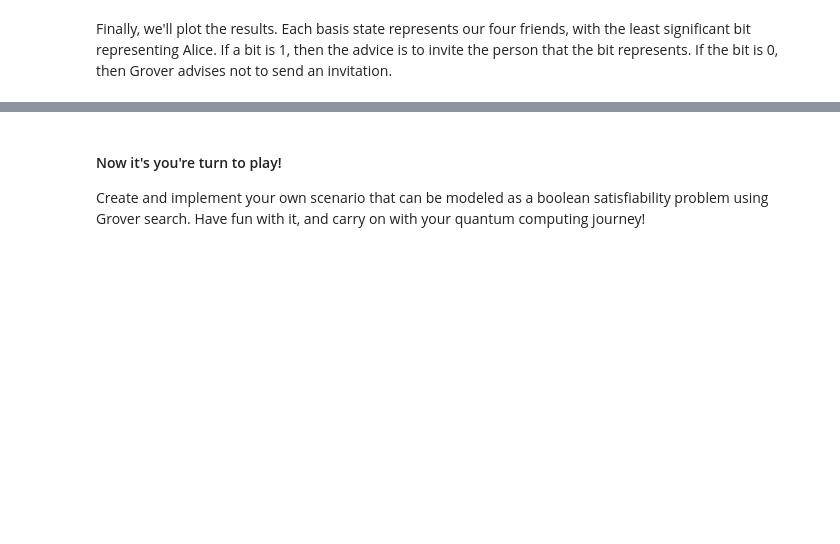
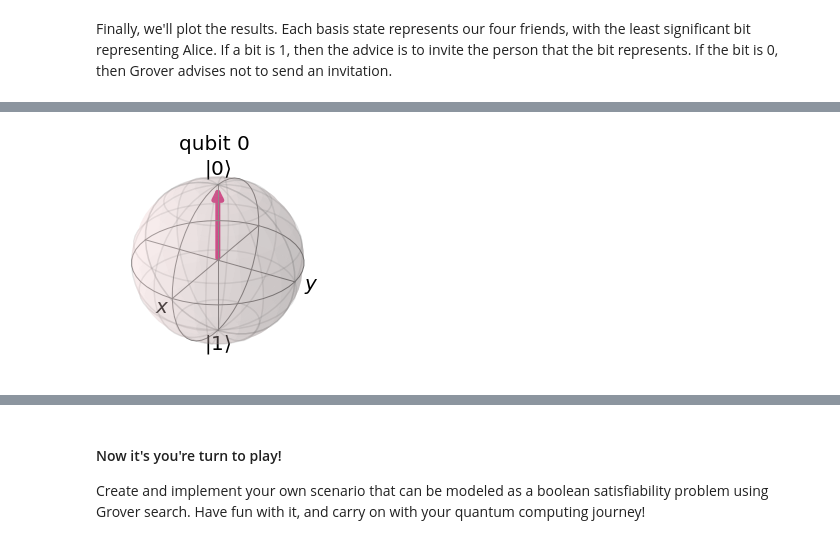
Before and after one commit to ordmoj/qiskit-community-tutorials, a Jupyter notebook: qiskit_advocates/meetups/11_04_19-Hassi_Norlen-McLean/grover_aqua.ipynb, the cells around one changed output, grey strips where cells are left out. Drawn from its saved outputs; the diff is of its cells as text; code cells hidden in the pictures; blank space fills up the shorter version.

```diff
--- a/qiskit_advocates/meetups/11_04_19-Hassi_Norlen-McLean/grover_aqua.ipynb
+++ b/qiskit_advocates/meetups/11_04_19-Hassi_Norlen-McLean/grover_aqua.ipynb
@@ -128,0 +129,88 @@ help(Grover)
+# %%
+print("Ch 8: Running “diagnostics” with the state vector simulator")
+print("-----------------------------------------------------------")
+
+
+
+# Import the required Qiskit classes
+from qiskit import(
+    QuantumCircuit,
+    execute,
+    Aer,
+    IBMQ)
+
+# Import Blochsphere visualization
+from qiskit.visualization import *
+
+# Import some math that we will need
+from math import pi
+
+# Set numbers display options
+import numpy as np
+np.set_printoptions(precision=3)
+
+# Create a function that requests and display the state vector
+# Use this function as a diagnositc tool when constructing your circuits
+backend = Aer.get_backend('statevector_simulator')
+
+def s_vec(circuit):
+    print(circuit.n_qubits, "qubit quantum circuit:\n------------------------")
+    print(circuit)
+    psi=execute(circuit, backend).result().get_statevector(circuit)
+    print("State vector for the",circuit.n_qubits,"qubit circuit:\n\n",psi)
+    print("\nState vector as Bloch sphere.\n")
+    display(plot_bloch_multivector(psi))
+    print("\nState vector as Q sphere.")
+    display(iplot_state_qsphere(psi,figsize=(5,5)))
+    input("Press enter to continue...\n")
+
+# One qubit states
+qc = QuantumCircuit(1,1)
+s_vec(qc)
+qc.h(0)
+s_vec(qc)
+qc.rz(pi/2,0)
+s_vec(qc)
+
+# Two qubit states
+qc = QuantumCircuit(2,2)
+s_vec(qc)
+qc.h([0])
+s_vec(qc)
+qc.swap(0,1)
+s_vec(qc)
+
+
+# Entangled qubit states
+qc = QuantumCircuit(2,2)
+s_vec(qc)
+qc.h(0)
+s_vec(qc)
+qc.cx(0,1)
+s_vec(qc)
+qc.rz(pi/4,0)
+s_vec(qc)
+
+# Three qubit states
+qc = QuantumCircuit(3,3)
+s_vec(qc)
+qc.h(0)
+s_vec(qc)
+qc.h(1)
+s_vec(qc)
+qc.ccx(0,1,2)
+s_vec(qc)
+qc.rz(pi/4,0)
+s_vec(qc)
+
+
+# Notice how the Bloch sphere visualization doesn't lend itself very well to displaying entangled qubits, as they cannot be thought of as individual entities. And there is no good way of displaying multiple qubits on one Bloch sphere. A better option here is the density matrix, displayed as a state city.
+
+# Measuring entangled qubits
+qc.measure([0,1],[0,1])
+print("Running the",qc.n_qubits,"qubit circuit on the qasm_simulator:\n")
+print(qc)
+backend_count = Aer.get_backend('qasm_simulator')
+counts=execute(qc, backend_count,shots=10000).result().get_counts(qc)
+print("Result:\n", counts)
+# %% [output]
@@ -128,0 +231 @@ help(Grover)
+[figure, added]
```
Also changed, not shown: parts of 6 cells of this notebook, 4 other files.
